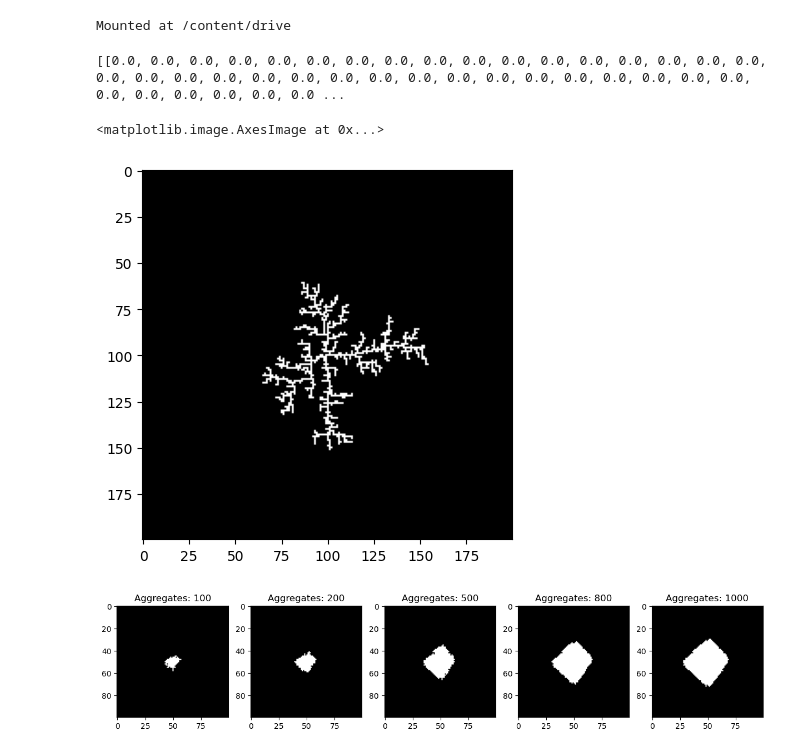
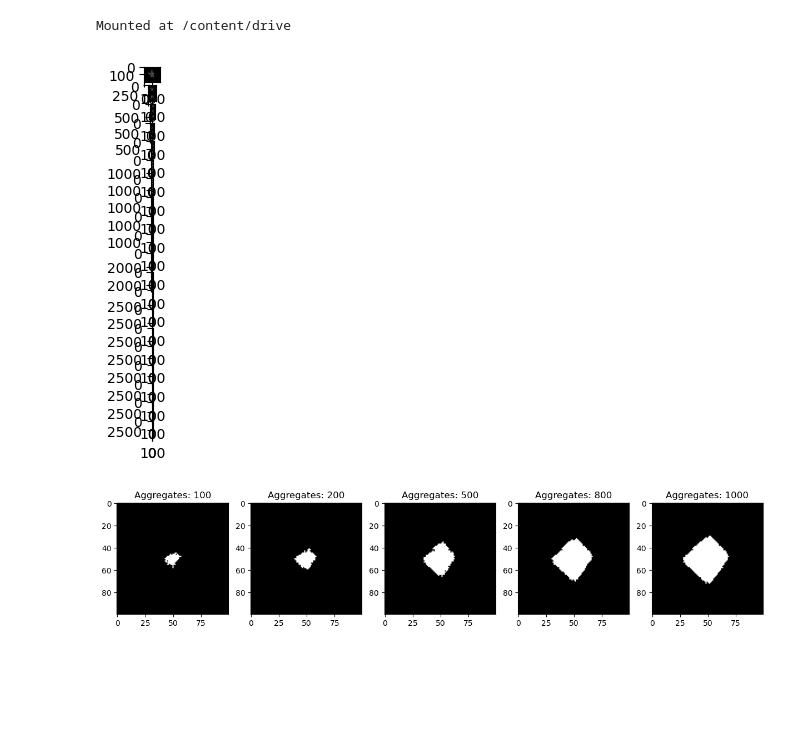
Before and after one commit to Jeongmin0658/kentech_EF_CCP, a Jupyter notebook: Contributors/Seongwon/Stochastic_DLA_growth.ipynb, the cells around one changed output. Drawn from its saved outputs; the diff is of its cells as text; code cells hidden in the pictures; blank space fills up the shorter version.

```diff
--- a/Contributors/Seongwon/Stochastic_DLA_growth.ipynb
+++ b/Contributors/Seongwon/Stochastic_DLA_growth.ipynb
@@ -414,18 +417,16 @@ drive.mount('/content/drive')
 Mounted at /content/drive
 # %%
 readcsv = []
-with open("./data/listtocsv0.csv","r") as f:
-  reader = csv.reader(f)
-  for row in reader:
-    readcsv.append(list(map(float,row)))
-  f.close()
-print(readcsv)
-
-plt.imshow(readcsv, cmap='gray')
+for i in range(20):
+  plt.subplot(20,1,i+1)
+  with open(f"./drive/MyDrive/DLA_Datas/data/DLA1_{i}.csv","r") as f:
+    reader = csv.reader(f)
+    for row in reader:
+      readcsv.append(list(map(float,row)))
+    f.close()
+  plt.imshow(readcsv, cmap='gray')
 # %% [output]
-[[0.0, 0.0, 0.0, 0.0, 0.0, 0.0, 0.0, 0.0, 0.0, 0.0, 0.0, 0.0, 0.0, 0.0, 0.0, 0.0, 0.0, 0.0, 0.0, 0.0, 0.0, 0.0, 0.0, 0.0, 0.0, 0.0, 0.0, 0.0, 0.0, 0.0, 0.0, 0.0, 0.0, 0.0, 0.0, 0.0, 0.0, 0.0, 0.0, 0.0 ...
-<matplotlib.image.AxesImage at 0x...>
-[figure, old version]
+[figure, new version]
 # %%
 import numpy as np
 import matplotlib.pyplot as plt
```
Also changed, not shown: parts of 1 cell of this notebook.
